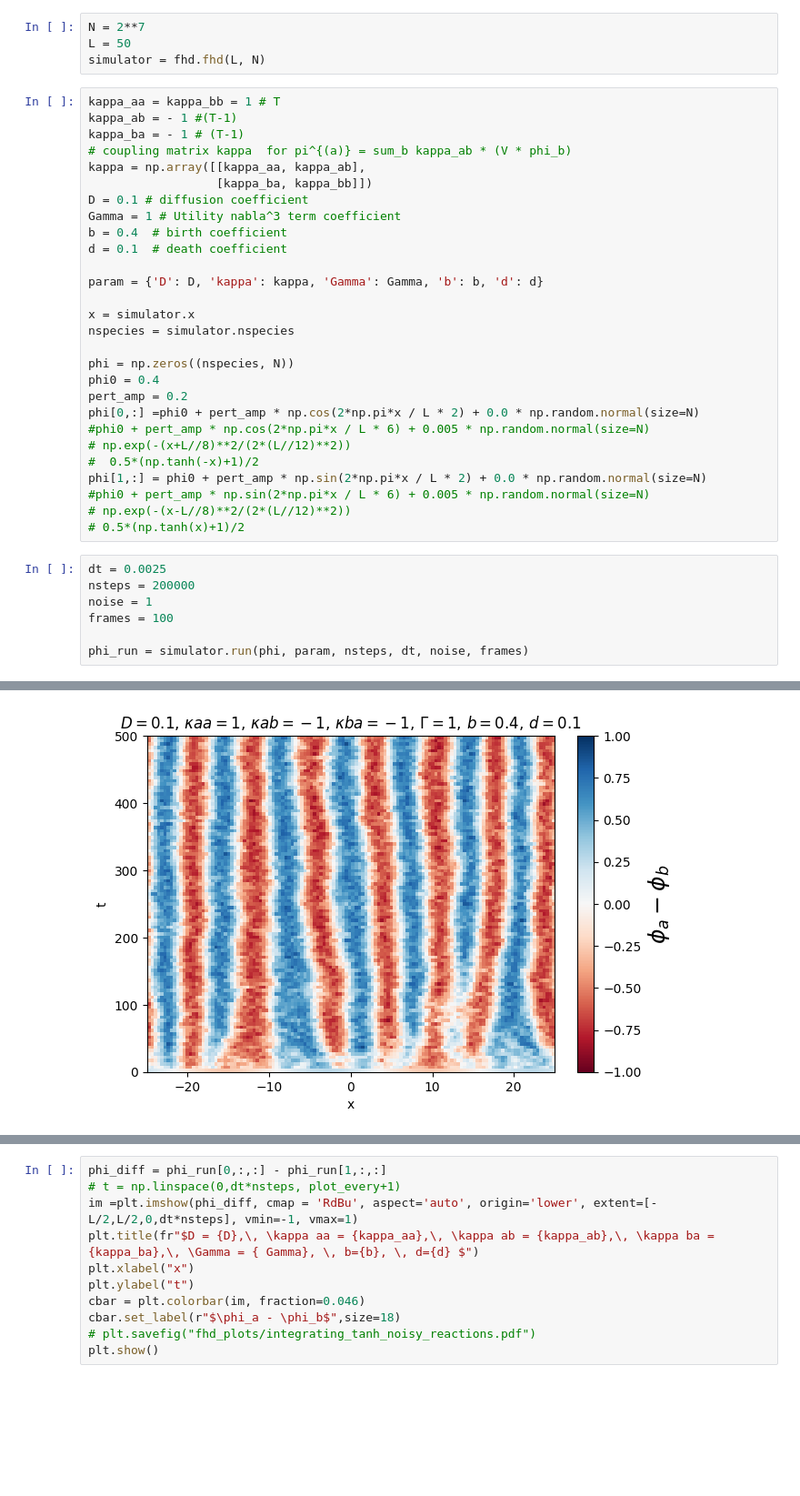
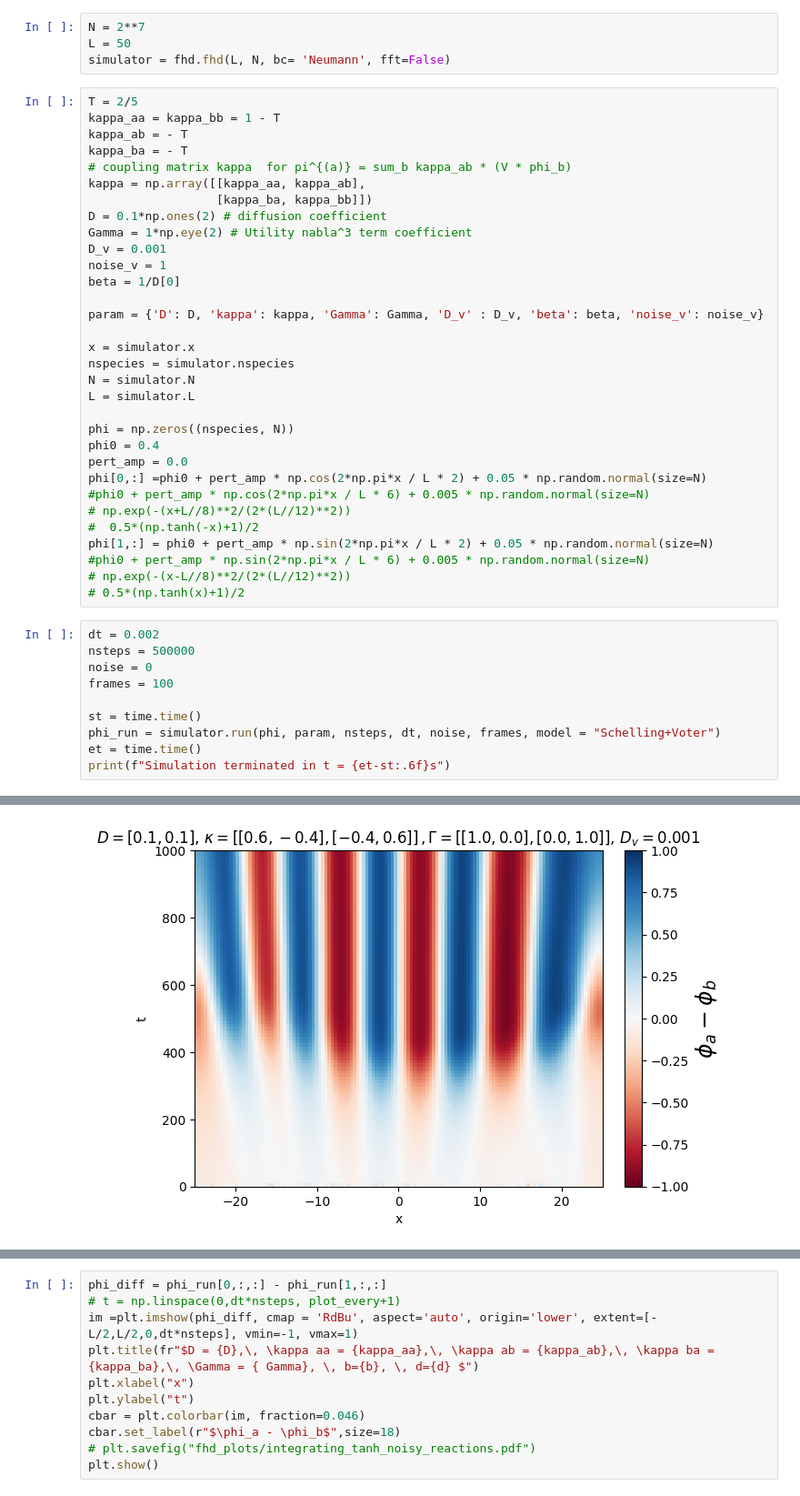
Before and after one commit to wmerbis/fluctuating_hydro, a Jupyter notebook: FHD.ipynb, the cells around one changed output, grey strips where cells are left out. Shown: that part at 91% size. Drawn from its saved outputs; the diff is of its cells as text; blank space fills up the shorter version.

```diff
--- a/FHD.ipynb
+++ b/FHD.ipynb
@@ -23,40 +26,47 @@ import importlib
 # %%
 N = 2**7
 L = 50
-simulator = fhd.fhd(L, N)
+simulator = fhd.fhd(L, N, bc= 'Neumann', fft=False)
 # %%
-kappa_aa = kappa_bb = 1 # T
-kappa_ab = - 1 #(T-1)
-kappa_ba = - 1 # (T-1)
+T = 2/5
+kappa_aa = kappa_bb = 1 - T
+kappa_ab = - T
+kappa_ba = - T
 # coupling matrix kappa  for pi^{(a)} = sum_b kappa_ab * (V * phi_b)
 kappa = np.array([[kappa_aa, kappa_ab],
                   [kappa_ba, kappa_bb]])
-D = 0.1 # diffusion coefficient
-Gamma = 1 # Utility nabla^3 term coefficient
-b = 0.4  # birth coefficient
-d = 0.1  # death coefficient
+D = 0.1*np.ones(2) # diffusion coefficient
+Gamma = 1*np.eye(2) # Utility nabla^3 term coefficient
+D_v = 0.001
+noise_v = 1
+beta = 1/D[0]
 
-param = {'D': D, 'kappa': kappa, 'Gamma': Gamma, 'b': b, 'd': d}
+param = {'D': D, 'kappa': kappa, 'Gamma': Gamma, 'D_v' : D_v, 'beta': beta, 'noise_v': noise_v}
 
 x = simulator.x
 nspecies = simulator.nspecies
+N = simulator.N
+L = simulator.L
 
 phi = np.zeros((nspecies, N))
 phi0 = 0.4
-pert_amp = 0.2
-phi[0,:] =phi0 + pert_amp * np.cos(2*np.pi*x / L * 2) + 0.0 * np.random.normal(size=N)
+pert_amp = 0.0
+phi[0,:] =phi0 + pert_amp * np.cos(2*np.pi*x / L * 2) + 0.05 * np.random.normal(size=N)
 #phi0 + pert_amp * np.cos(2*np.pi*x / L * 6) + 0.005 * np.random.normal(size=N)
 # np.exp(-(x+L//8)**2/(2*(L//12)**2))
 #  0.5*(np.tanh(-x)+1)/2
-phi[1,:] = phi0 + pert_amp * np.sin(2*np.pi*x / L * 2) + 0.0 * np.random.normal(size=N)
+phi[1,:] = phi0 + pert_amp * np.sin(2*np.pi*x / L * 2) + 0.05 * np.random.normal(size=N)
 #phi0 + pert_amp * np.sin(2*np.pi*x / L * 6) + 0.005 * np.random.normal(size=N)
 # np.exp(-(x-L//8)**2/(2*(L//12)**2))
 # 0.5*(np.tanh(x)+1)/2
 # %%
-dt = 0.0025
-nsteps = 200000
-noise = 1
+dt = 0.002
+nsteps = 500000
+noise = 0
 frames = 100
 
-phi_run = simulator.run(phi, param, nsteps, dt, noise, frames)
+st = time.time()
+phi_run = simulator.run(phi, param, nsteps, dt, noise, frames, model = "Schelling+Voter")
+et = time.time()
+print(f"Simulation terminated in t = {et-st:.6f}s")
 # %% [output]
@@ -80 +90 @@ Step 200000/200000: mean rho = 0.379683, min = 2.079536e-02
-[figure, old version]
+[figure, new version]
```
Also changed, not shown: parts of 6 cells of this notebook, 2 other files.
